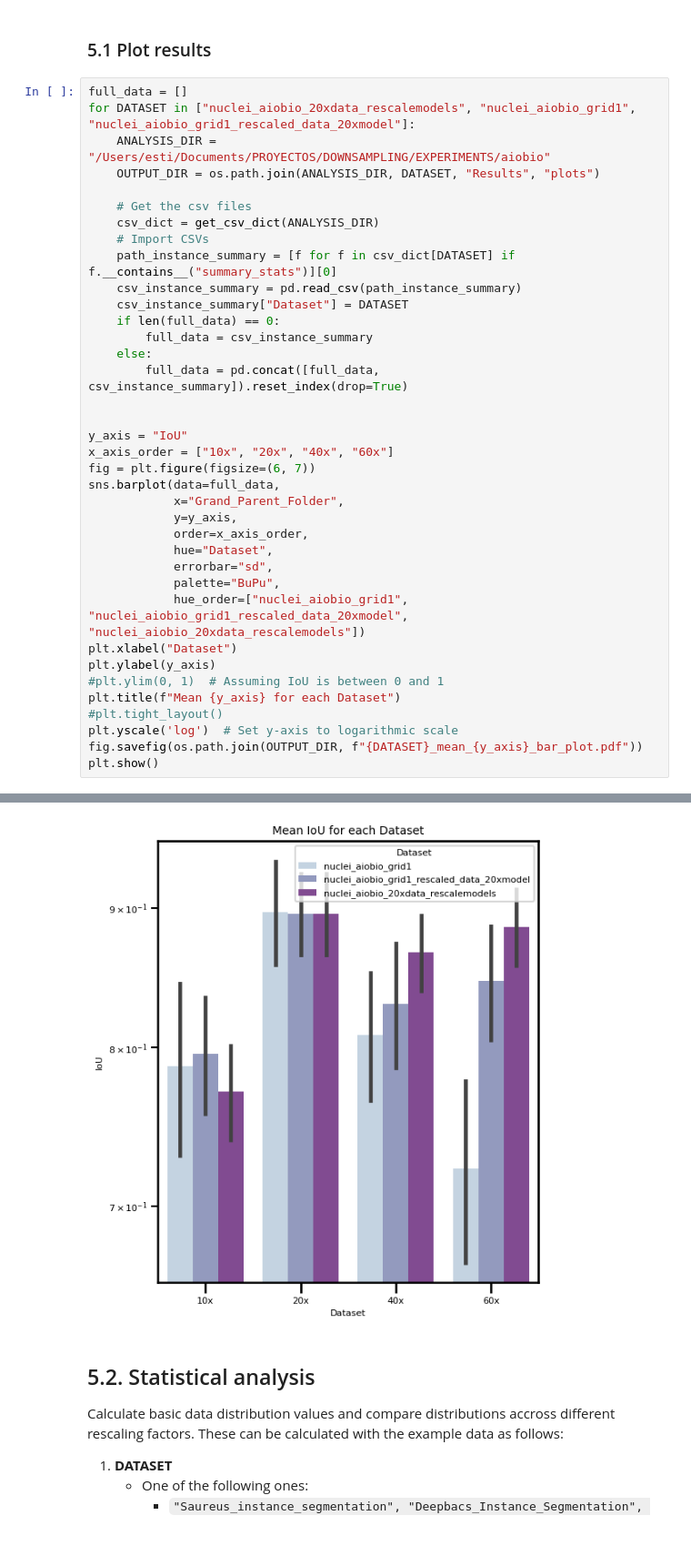
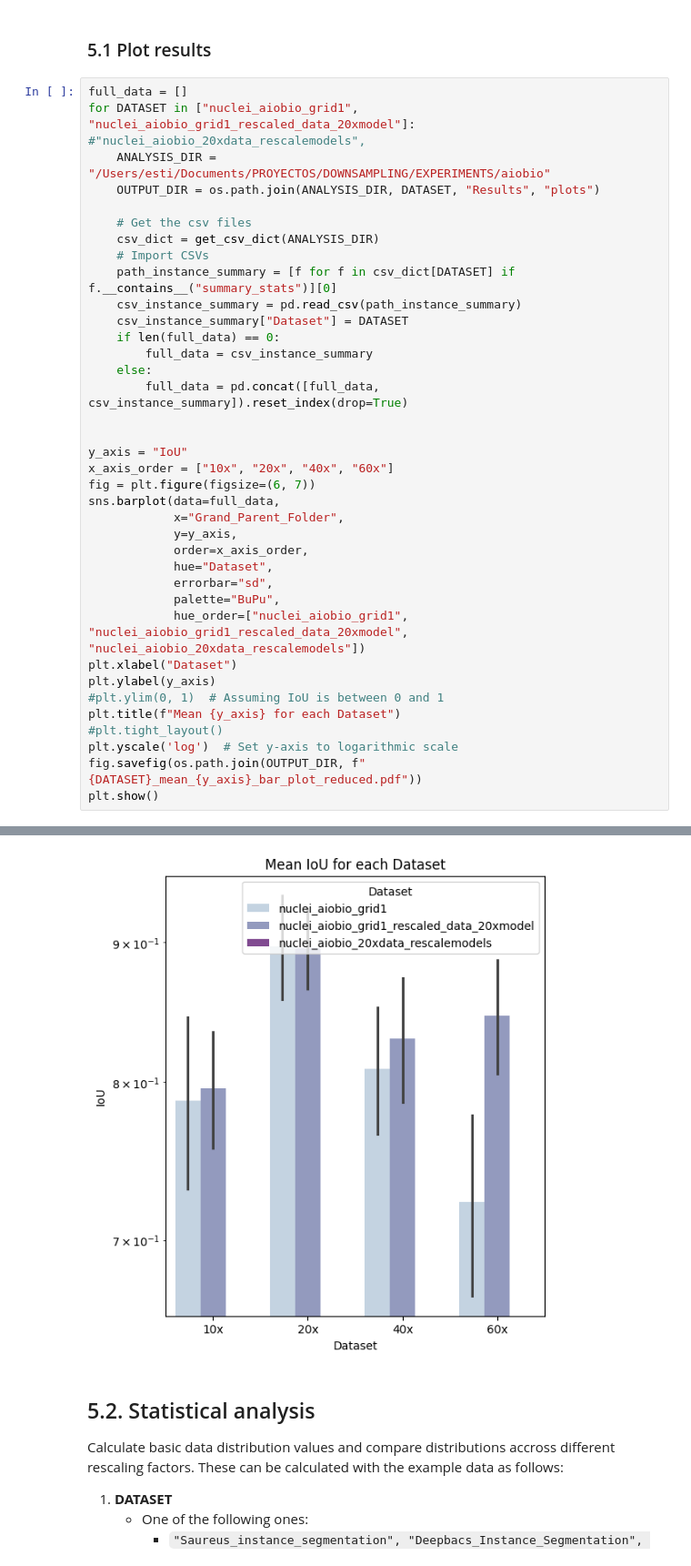
Before and after one commit to HenriquesLab/ReScale4DL, a Jupyter notebook: Notebooks/Evaluate_Segmentation_real_acquisirions.ipynb, the cells around one changed output, grey strips where cells are left out. Shown at 91% size. Saved outputs shown, nothing was run; the diff lists cells and outputs as text; blank space fills up the shorter version.

```diff
--- a/Notebooks/Evaluate_Segmentation_real_acquisirions.ipynb
+++ b/Notebooks/Evaluate_Segmentation_real_acquisirions.ipynb
@@ -207,7 +207,7 @@ results
 ### 5.1 Plot results
 # %%
 full_data = []
-for DATASET in ["nuclei_aiobio_20xdata_rescalemodels", "nuclei_aiobio_grid1", "nuclei_aiobio_grid1_rescaled_data_20xmodel"]:
+for DATASET in ["nuclei_aiobio_grid1", "nuclei_aiobio_grid1_rescaled_data_20xmodel"]: #"nuclei_aiobio_20xdata_rescalemodels",
     ANALYSIS_DIR = "/Users/esti/Documents/PROYECTOS/DOWNSAMPLING/EXPERIMENTS/aiobio"
     OUTPUT_DIR = os.path.join(ANALYSIS_DIR, DATASET, "Results", "plots")
 
@@ -240,7 +240,7 @@ plt.ylabel(y_axis)
 plt.title(f"Mean {y_axis} for each Dataset")
 #plt.tight_layout()
 plt.yscale('log')  # Set y-axis to logarithmic scale
-fig.savefig(os.path.join(OUTPUT_DIR, f"{DATASET}_mean_{y_axis}_bar_plot.pdf"))
+fig.savefig(os.path.join(OUTPUT_DIR, f"{DATASET}_mean_{y_axis}_bar_plot_reduced.pdf"))
 plt.show()
 # %% [output]
 DONE!
@@ -249,4 +248,4 @@ DONE!
-[figure, old version]
+[figure, new version]
 # %% [markdown]
 ## 5.2. Statistical analysis
 Calculate basic data distribution values and compare distributions accross different rescaling factors.
```
Also changed, not shown: parts of 3 cells of this notebook, 4 other files.
